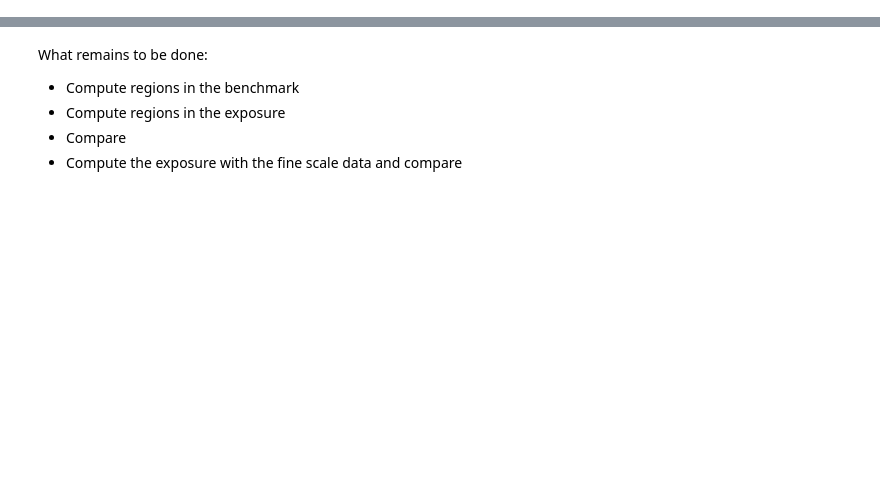
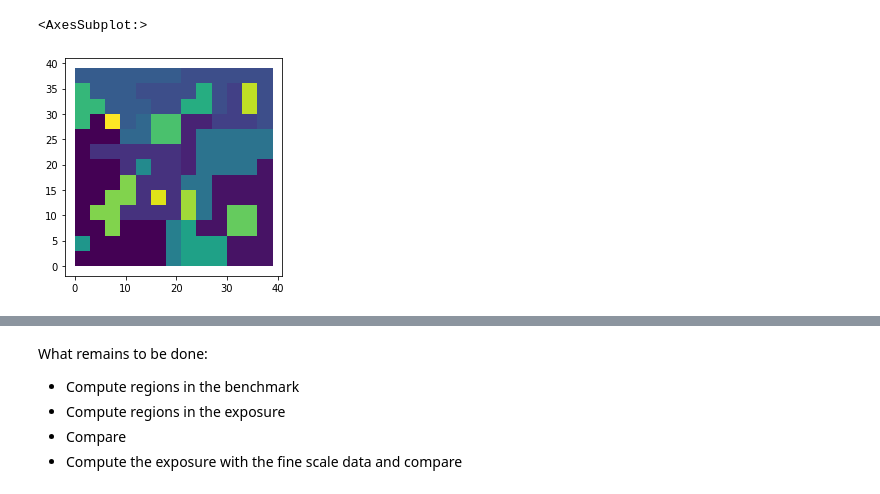
Before and after one commit to spierenbu/res_seg_NTH, a Jupyter notebook: testing_for_MAUP.ipynb, the cells around one changed output, grey strips where cells are left out. Cells and saved outputs as stored; diff of their text form; code cells hidden in the pictures; blank space fills up the shorter version.

```diff
--- a/testing_for_MAUP.ipynb
+++ b/testing_for_MAUP.ipynb
@@ -180,11 +210,26 @@ def regionalization(grid, cluster_variable, adjacency_matrix, n_regions):
+# %%
+TSS_res_mix_1 = grid_1.res_mix_1.var()*len(grid_1)
+TSS_res_mix_2 = grid_2.res_mix_2.var()*len(grid_2)
+TSS_exposure_1 = grid_1.exposure_1.var()*len(grid_1)
+TSS_exposure_2 = grid_2.exposure_2.var()*len(grid_2)
+TSS_hh_data_exposure = grid_hh_data.exposure.var()*len(grid_hh_data)
+TSS_hh_data_res_mix = grid_hh_data.res_mix.var()*len(grid_hh_data)
+# %%
+coef_treshold = 0.1
+grid_1 = regionalization_var(grid_1, 'res_mix_1', adjacency_matrix_1,coef_treshold * np.sqrt(TSS_res_mix_1))
+grid_2 = regionalization_var(grid_2, 'res_mix_2', adjacency_matrix_2,coef_treshold * np.sqrt(TSS_res_mix_2))
+grid_1 = regionalization_var(grid_1, 'exposure_1', adjacency_matrix_1,coef_treshold * np.sqrt(TSS_exposure_1))
+grid_2 = regionalization_var(grid_2, 'exposure_2', adjacency_matrix_2,coef_treshold * np.sqrt(TSS_exposure_2))
+grid_hh_data = regionalization_var(grid_hh_data, 'exposure', adjacency_matrix_hh_data,coef_treshold * np.sqrt(TSS_hh_data_exposure))
+grid_hh_data = regionalization_var(grid_hh_data, 'res_mix', adjacency_matrix_hh_data,coef_treshold * np.sqrt(TSS_hh_data_res_mix))
 # %%
-N_regions = 3
-grid_1 = regionalization(grid_1, 'res_mix_1', adjacency_matrix_1,N_regions)
-grid_2 = regionalization(grid_2, 'res_mix_2', adjacency_matrix_2,N_regions)
-grid_1 = regionalization(grid_1, 'exposure_1', adjacency_matrix_1,N_regions)
-grid_2 = regionalization(grid_2, 'exposure_2', adjacency_matrix_2,N_regions)
-grid_hh_data = regionalization(grid_hh_data, 'exposure', adjacency_matrix_hh_data,N_regions)
-grid_hh_data = regionalization(grid_hh_data, 'res_mix', adjacency_matrix_hh_data,N_regions)
+# N_regions = 3
+# grid_1 = regionalization(grid_1, 'res_mix_1', adjacency_matrix_1,N_regions)
+# grid_2 = regionalization(grid_2, 'res_mix_2', adjacency_matrix_2,N_regions)
+# grid_1 = regionalization(grid_1, 'exposure_1', adjacency_matrix_1,N_regions)
+# grid_2 = regionalization(grid_2, 'exposure_2', adjacency_matrix_2,N_regions)
+# grid_hh_data = regionalization(grid_hh_data, 'exposure', adjacency_matrix_hh_data,N_regions)
+# grid_hh_data = regionalization(grid_hh_data, 'res_mix', adjacency_matrix_hh_data,N_regions)
 # %%
 result_1 = grid_hh_data.sjoin(grid_1[['res_mix_1','exposure_1','region_res_mix_1','region_exposure_1','geometry']],
                               predicate = 'within').drop(columns = 'index_right')
@@ -192,3 +237,18 @@ result_2 = grid_hh_data.sjoin(grid_2[['res_mix_2','exposure_2','region_res_mix_2
                               predicate = 'within').drop(columns = 'index_right')
 result_comp = result_1.sjoin(grid_2[['res_mix_2','exposure_2','region_res_mix_2','region_exposure_2','geometry']],
                              predicate = 'within').drop(columns = 'index_right')
+# %%
+result_1['count'] = 1
+city_average = result_1['res_mix_1'].mean()
+region_res_mix_1 = result_1[['res_mix_1','region_res_mix_1',
+                             'count','geometry']].dissolve(by = 'region_res_mix_1', aggfunc = 'sum')
+region_res_mix_1['res_mix_1'] = region_res_mix_1['res_mix_1'] / region_res_mix_1['count']
+region_res_mix_1 = region_res_mix_1.drop(columns = 'count').reset_index()
+region_res_mix_1['seg'] = 0
+region_res_mix_1['seg'] = region_res_mix_1['seg'].mask(region_res_mix_1['res_mix_1'] >= 1.1 * city_average,1)
+region_res_mix_1['seg'] = region_res_mix_1['seg'].mask(region_res_mix_1['res_mix_1'] <= 0.1 * city_average,-1)
+# %%
+region_res_mix_1.plot('region_res_mix_1')
+# %% [output]
+<AxesSubplot:>
+[figure, added]
```
Also changed, not shown: parts of 12 cells of this notebook.
